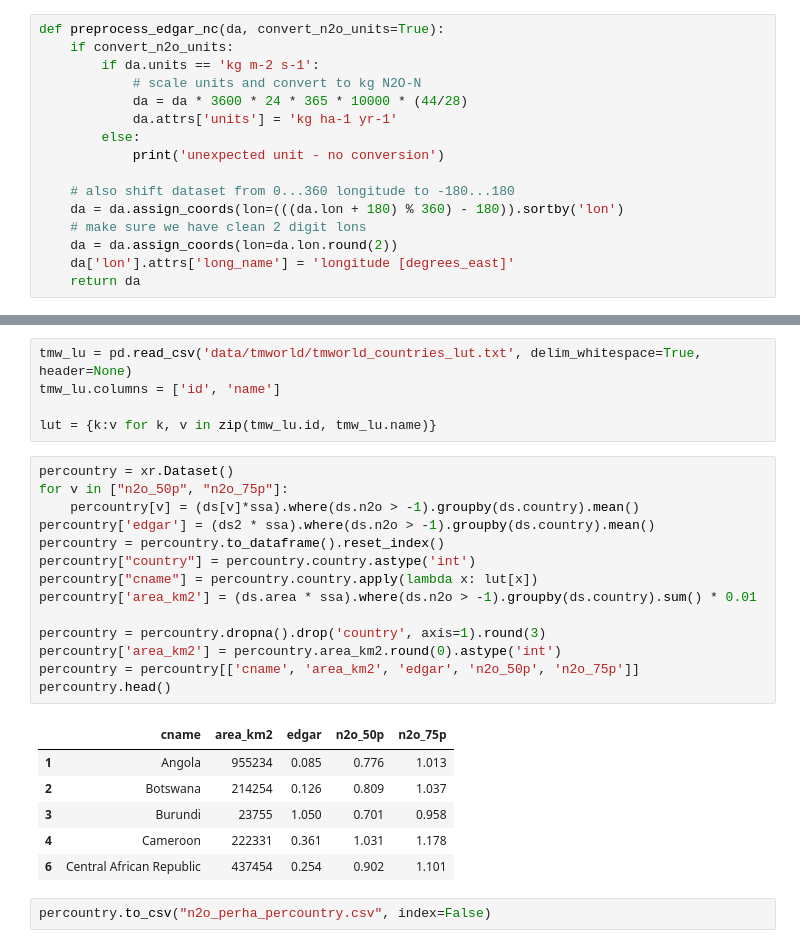
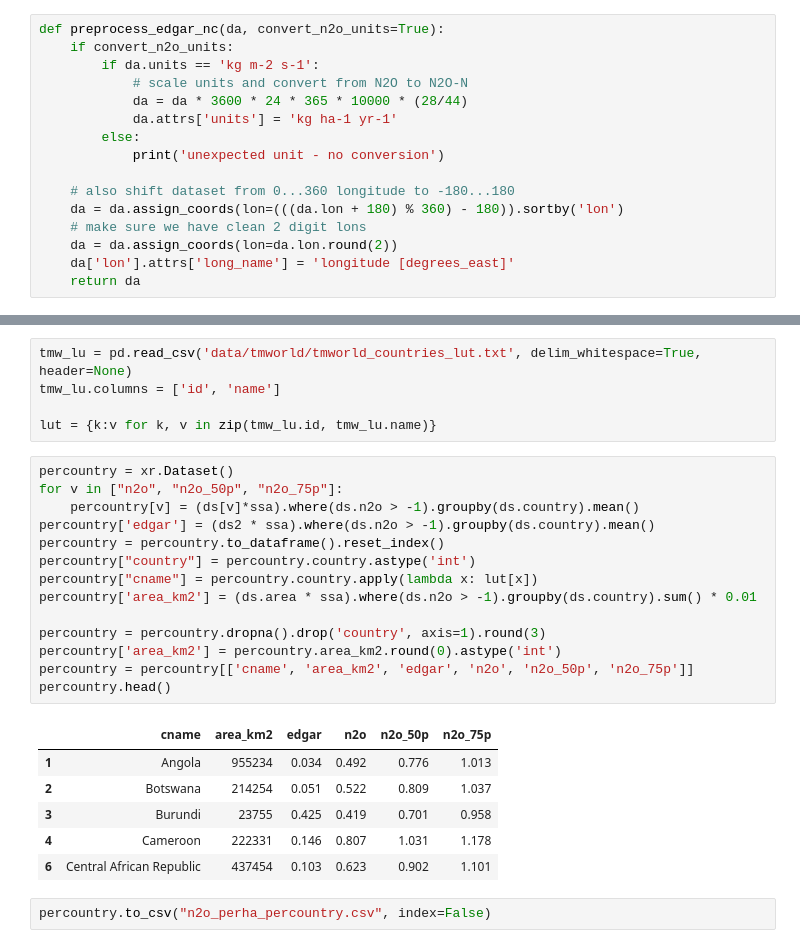
Before and after one commit to cwerner/yieldgap-analysis-africa, a Jupyter notebook: plotting_v2.ipynb, the cells around one changed output, grey strips where cells are left out. Cells and saved outputs as stored; diff of their text form.

```diff
--- a/plotting_v2.ipynb
+++ b/plotting_v2.ipynb
@@ -57,8 +57,8 @@ ds["n2o"] = yieldgap2emis(ds.ygapm, rate=0)
 def preprocess_edgar_nc(da, convert_n2o_units=True):
     if convert_n2o_units:
         if da.units == 'kg m-2 s-1':
-            # scale units and convert to kg N2O-N
-            da = da * 3600 * 24 * 365 * 10000 * (44/28)
+            # scale units and convert from N2O to N2O-N
+            da = da * 3600 * 24 * 365 * 10000 * (28/44)
             da.attrs['units'] = 'kg ha-1 yr-1'
         else:
             print('unexpected unit - no conversion')
@@ -199,25 +199,25 @@ tmw_lu.columns = ['id', 'name']
 lut = {k:v for k, v in zip(tmw_lu.id, tmw_lu.name)}
 # %%
 percountry = xr.Dataset()
-for v in ["n2o_50p", "n2o_75p"]:
+for v in ["n2o", "n2o_50p", "n2o_75p"]:
     percountry[v] = (ds[v]*ssa).where(ds.n2o > -1).groupby(ds.country).mean()
 percountry['edgar'] = (ds2 * ssa).where(ds.n2o > -1).groupby(ds.country).mean()
 percountry = percountry.to_dataframe().reset_index()
 percountry["country"] = percountry.country.astype('int')
 percountry["cname"] = percountry.country.apply(lambda x: lut[x])
 percountry['area_km2'] = (ds.area * ssa).where(ds.n2o > -1).groupby(ds.country).sum() * 0.01
 
 percountry = percountry.dropna().drop('country', axis=1).round(3)
 percountry['area_km2'] = percountry.area_km2.round(0).astype('int')
-percountry = percountry[['cname', 'area_km2', 'edgar', 'n2o_50p', 'n2o_75p']]
+percountry = percountry[['cname', 'area_km2', 'edgar', 'n2o', 'n2o_50p', 'n2o_75p']]
 percountry.head()
 # %% [output]
-|  | cname | area_km2 | edgar | n2o_50p | n2o_75p |
-| 1 | Angola | 955234 | 0.085 | 0.776 | 1.013 |
-| 2 | Botswana | 214254 | 0.126 | 0.809 | 1.037 |
-| 3 | Burundi | 23755 | 1.050 | 0.701 | 0.958 |
-| 4 | Cameroon | 222331 | 0.361 | 1.031 | 1.178 |
-| 6 | Central African Republic | 437454 | 0.254 | 0.902 | 1.101 |
+|  | cname | area_km2 | edgar | n2o | n2o_50p | n2o_75p |
+| 1 | Angola | 955234 | 0.034 | 0.492 | 0.776 | 1.013 |
+| 2 | Botswana | 214254 | 0.051 | 0.522 | 0.809 | 1.037 |
+| 3 | Burundi | 23755 | 0.425 | 0.419 | 0.701 | 0.958 |
+| 4 | Cameroon | 222331 | 0.146 | 0.807 | 1.031 | 1.178 |
+| 6 | Central African Republic | 437454 | 0.103 | 0.623 | 0.902 | 1.101 |
 # %%
 percountry.to_csv("n2o_perha_percountry.csv", index=False)
 # %% [markdown]
```
Also changed, not shown: parts of 3 cells of this notebook.
